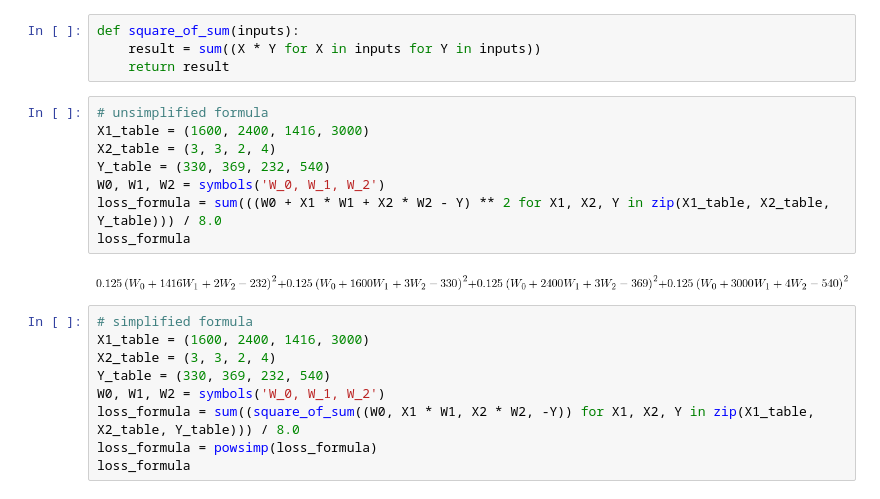
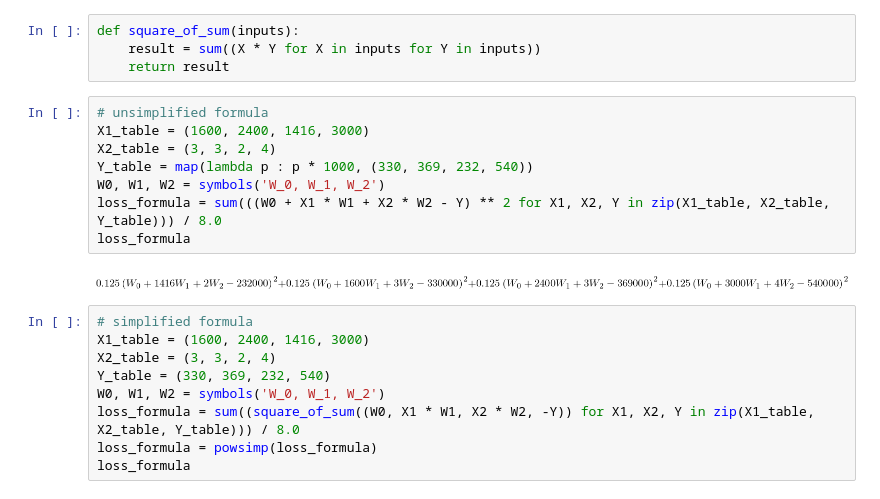
Before and after one commit to GaiYu0/ml_assignments, a Jupyter notebook: assignment2/problem1.ipynb, the cells around one changed output. Cells and saved outputs as stored; diff of their text form.

```diff
--- a/assignment2/problem1.ipynb
+++ b/assignment2/problem1.ipynb
@@ -13,13 +13,13 @@ def square_of_sum(inputs):
 # %%
 # unsimplified formula
 X1_table = (1600, 2400, 1416, 3000)
 X2_table = (3, 3, 2, 4)
-Y_table = (330, 369, 232, 540)
+Y_table = map(lambda p : p * 1000, (330, 369, 232, 540))
 W0, W1, W2 = symbols('W_0, W_1, W_2')
 loss_formula = sum(((W0 + X1 * W1 + X2 * W2 - Y) ** 2 for X1, X2, Y in zip(X1_table, X2_table, Y_table))) / 8.0
 loss_formula
 # %% [output]
-[figure, old version]
+[figure, new version]
 # %%
 # simplified formula
 X1_table = (1600, 2400, 1416, 3000)
```
Also changed, not shown: 1 other file.
